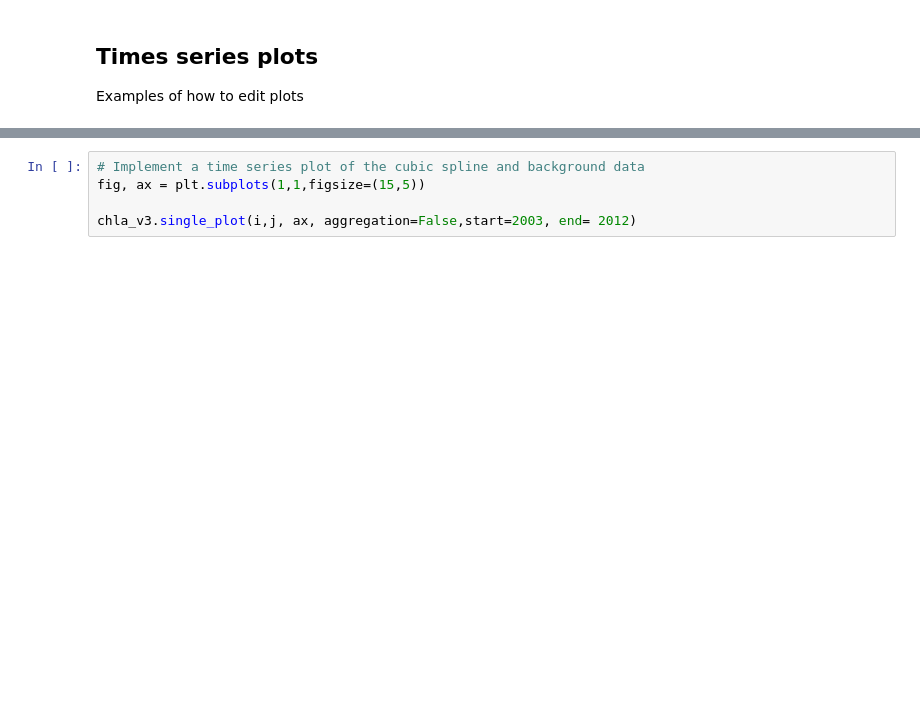
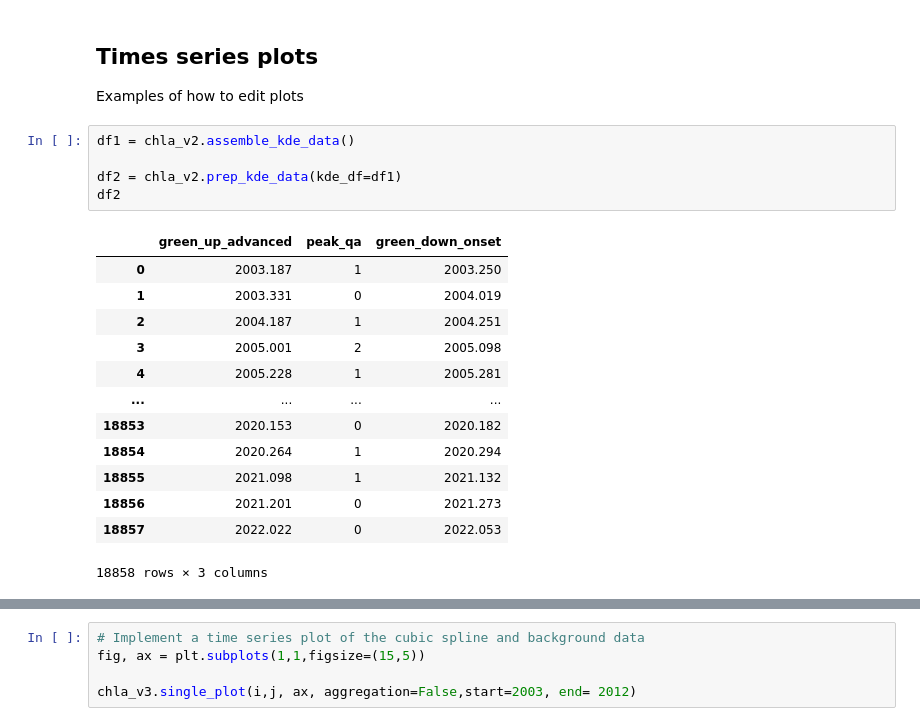
Before and after one commit to eawag-surface-waters-research/cci-cyano-production, a Jupyter notebook: notebooks/example_plotting.ipynb, the cells around one changed output, grey strips where cells are left out. Cells and saved outputs as stored; diff of their text form; blank space fills up the shorter version.

```diff
--- a/notebooks/example_plotting.ipynb
+++ b/notebooks/example_plotting.ipynb
@@ -67,6 +67,25 @@ phyco_v3.metric_map(phyco_v3.correlation_scores(time_split=[[2002,2024]]),'corre
 # %% [markdown]
 ## Times series plots
 Examples of how to edit plots
+# %%
+df1 = chla_v2.assemble_kde_data()
+
+df2 = chla_v2.prep_kde_data(kde_df=df1)
+df2
+# %% [output]
+|  | green_up_advanced | peak_qa | green_down_onset |
+| 0 | 2003.187 | 1 | 2003.250 |
+| 1 | 2003.331 | 0 | 2004.019 |
+| 2 | 2004.187 | 1 | 2004.251 |
+| 3 | 2005.001 | 2 | 2005.098 |
+| 4 | 2005.228 | 1 | 2005.281 |
+| ... | ... | ... | ... |
+| 18853 | 2020.153 | 0 | 2020.182 |
+| 18854 | 2020.264 | 1 | 2020.294 |
+| 18855 | 2021.098 | 1 | 2021.132 |
+| 18856 | 2021.201 | 0 | 2021.273 |
+| 18857 | 2022.022 | 0 | 2022.053 |
+18858 rows × 3 columns
 # %%
 fig, ax = plt.subplots(figsize=(7, 6))
 chla_v3.lake_bloom_kde(fig, ax, start_year=2010, end_year=2024)
```
Also changed, not shown: parts of 1 cell of this notebook, 1 other file.
